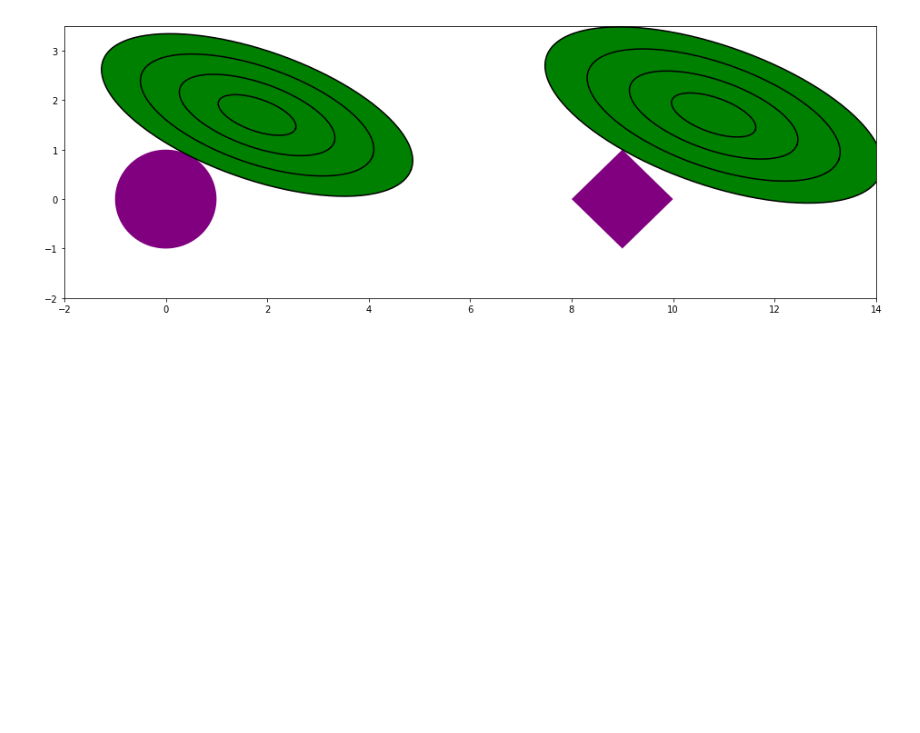
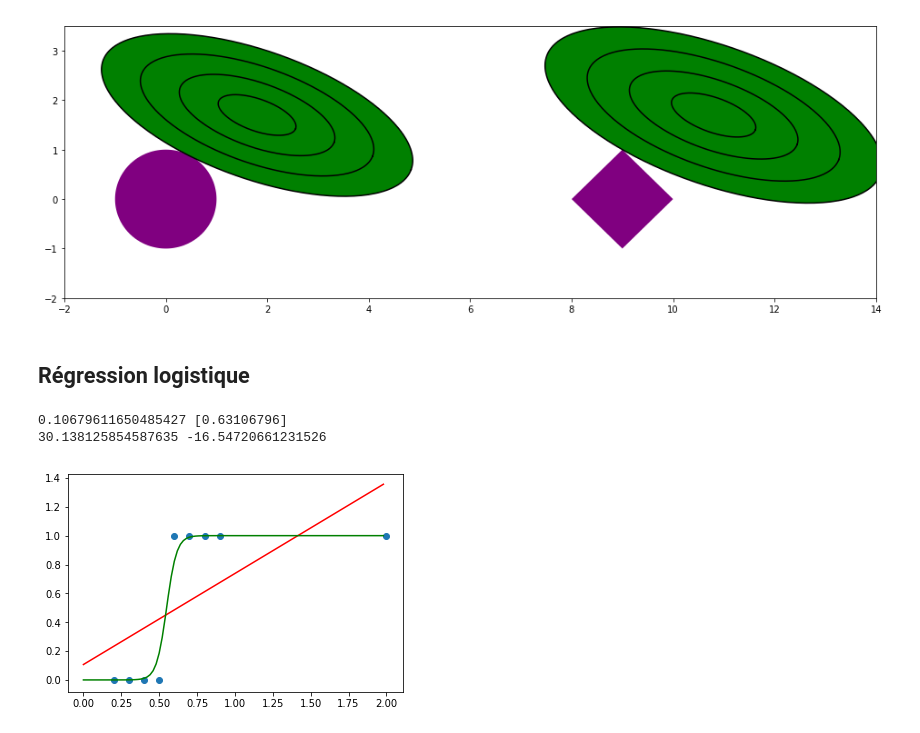
Before and after one commit to Nanored4498/M1IF-ML-cours, a Jupyter notebook: figures.ipynb, the cells around one changed output. Cells and saved outputs as stored; diff of their text form; code cells hidden in the pictures; blank space fills up the shorter version.

```diff
--- a/figures.ipynb
+++ b/figures.ipynb
@@ -139,3 +139,43 @@ pl.show()
 \draw[domain=0:360, smooth, variable=\t, very thick]
      plot ({10.800000 + 3.289353 * cos(\t) + 0.480283 * sin(\t)}, {1.700000 + -1.200708 * cos(\t) + 1.315741 * sin(\t)});
 [figure]
+# %% [markdown]
+## Régression logistique
+# %%
+import numpy as np
+import pylab as pl
+from sklearn.linear_model import LinearRegression, LogisticRegression
+
+x = np.array([0.2+0.1*i for i in range(8)] + [2])
+y = [0]*4 + [1]*5
+pl.scatter(x, y)
+xs = np.array([0.02*i for i in range(100)])
+
+reg = LinearRegression().fit(x.reshape(-1, 1), y)
+l = reg.predict(xs.reshape(-1, 1))
+pl.plot(xs, l, "r")
+print(l[0], reg.coef_)
+
+al = 0.02
+a, b = 30, -16
+def sig(x):
+    return 1/(1+np.exp(-x))
+for _ in range(1000):
+    adda, addb = 0, 0
+    for i in range(len(x)):
+        diff = y[i] - sig(a*x[i]+b)
+        adda += diff*x[i]
+        addb += diff
+    a += adda*al
+    b += addb*al
+print(a, b)
+pl.plot(xs, [sig(a*w+b) for w in list(xs)], "g")
+#reg = LogisticRegression().fit([[1, a] for a in x], y)
+#l = reg.predict([[1, a] for a in xs])
+#pl.plot(xs, l, "g")
+
+pl.show()
+# %% [output]
+0.10679611650485427 [0.63106796]
+30.138125854587635 -16.54720661231526
+[figure, added]
```
Also changed, not shown: 1 other file.
